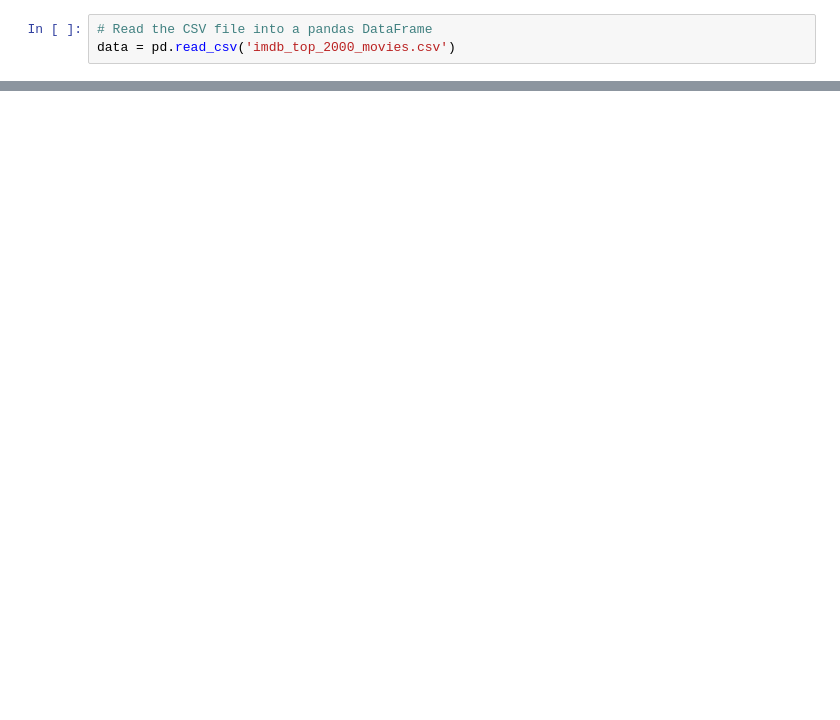
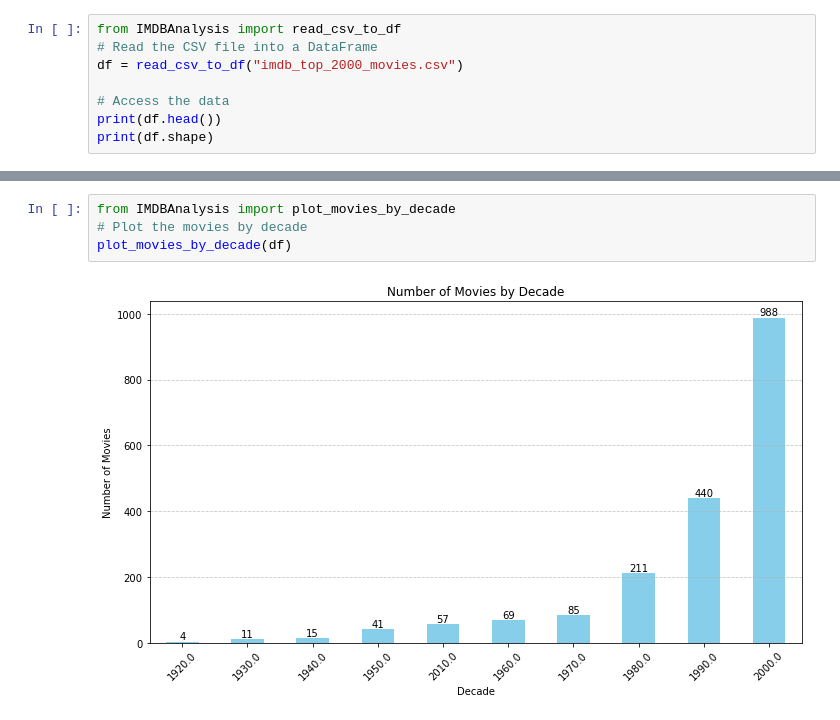
Before and after one commit to mishram123/IMDB_Data_Analysis, a Jupyter notebook: CS_210_Final.ipynb, the cells around one changed output, grey strips where cells are left out. Drawn from its saved outputs; the diff is of its cells as text; blank space fills up the shorter version.

```diff
--- a/CS_210_Final.ipynb
+++ b/CS_210_Final.ipynb
@@ -18,3 +14,8 @@ print(header)
 # %%
-# Read the CSV file into a pandas DataFrame
-data = pd.read_csv('imdb_top_2000_movies.csv')
+from IMDBAnalysis import read_csv_to_df
+# Read the CSV file into a DataFrame
+df = read_csv_to_df("imdb_top_2000_movies.csv")
+
+# Access the data
+print(df.head())
+print(df.shape)
@@ -200,0 +88,6 @@ plt.show()
+# %%
+from IMDBAnalysis import plot_movies_by_decade
+# Plot the movies by decade
+plot_movies_by_decade(df)
+# %% [output]
+[figure, added]
```
Also changed, not shown: parts of 22 cells of this notebook, 1 other file.
